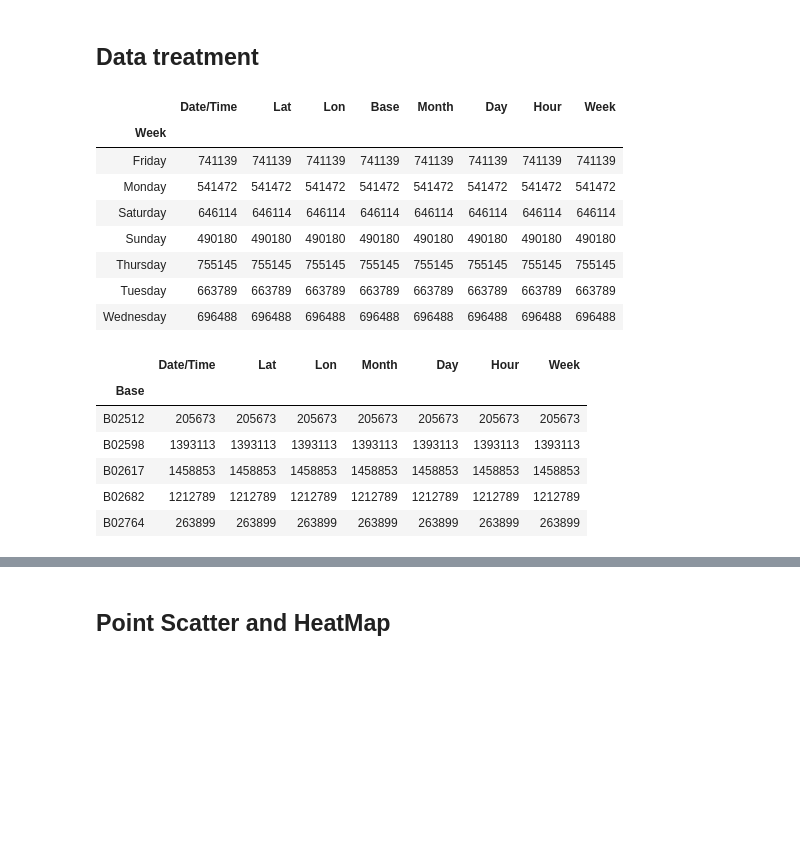
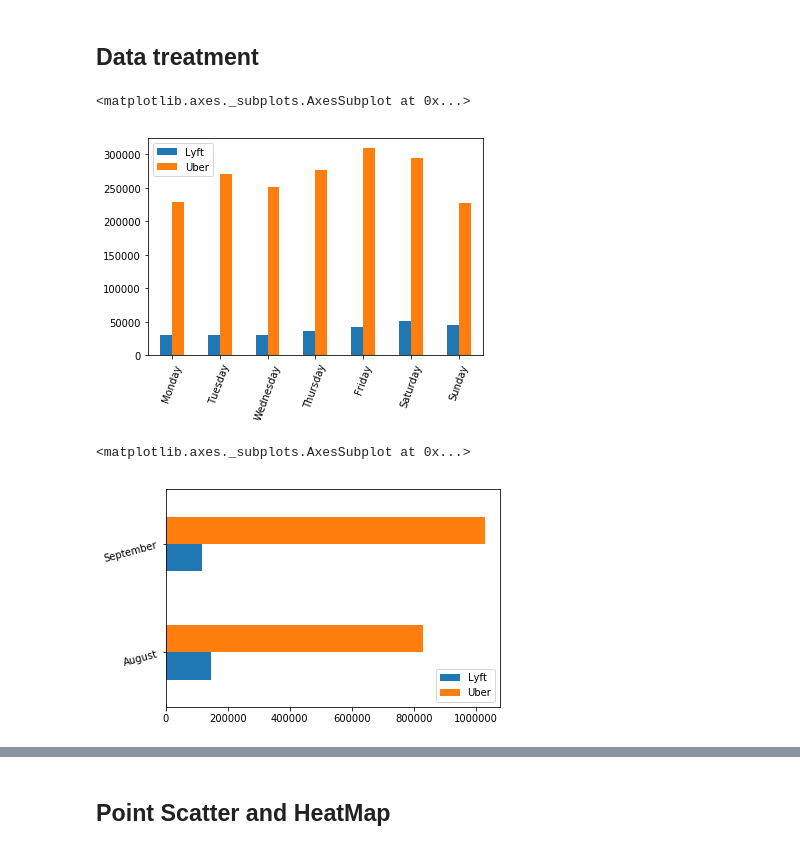
Before and after one commit to pedroalexribeiro/University-SGD, a Jupyter notebook: script.ipynb, the cells around one changed output, grey strips where cells are left out. Cells and saved outputs as stored; diff of their text form; code cells hidden in the pictures; blank space fills up the shorter version.

Commit message:
Most basic graphs done.. any ideas?

```diff
--- a/script.ipynb
+++ b/script.ipynb
@@ -73,13 +74,14 @@ import numpy as np
 # %%
 # Reading dataset
 # Uncomment your path, don't rewrite on the reads
-pwd = '/home/pedro/workspace/UC/4ano/2semestre/SGD/project/sgd'
-#pwd = '/home/francisco/Desktop/College/Mestrado/1º Ano/2o Semestre/SGD/Assignment3'
+#pwd = '/home/pedro/workspace/UC/4ano/2semestre/SGD/project/sgd'
+pwd = '/home/francisco/Desktop/College/Mestrado/1º Ano/2o Semestre/SGD/Assignment3/sgd-project3'
 uber_april_14 = pd.read_csv(pwd + '/uber-tlc-foil-response-master/uber-trip-data/uber-raw-data-apr14.csv')
 uber_may_14 = pd.read_csv(pwd + '/uber-tlc-foil-response-master/uber-trip-data/uber-raw-data-may14.csv')
 uber_jun_14 = pd.read_csv(pwd + '/uber-tlc-foil-response-master/uber-trip-data/uber-raw-data-jun14.csv')
 uber_jul_14 = pd.read_csv(pwd + '/uber-tlc-foil-response-master/uber-trip-data/uber-raw-data-jul14.csv')
 uber_aug_14 = pd.read_csv(pwd + '/uber-tlc-foil-response-master/uber-trip-data/uber-raw-data-aug14.csv')
 uber_sep_14 = pd.read_csv(pwd + '/uber-tlc-foil-response-master/uber-trip-data/uber-raw-data-sep14.csv')
+lyft_aug_sep_14 = pd.read_csv(pwd + '/uber-tlc-foil-response-master/other-FHV-data/Lyft_B02510.csv')
 # %% [markdown]
 ## Data treatment
@@ -94,28 +95,49 @@ uber_14['Month'] = uber_14['Date/Time'].dt.month
 uber_14['Day'] = uber_14['Date/Time'].dt.day
 uber_14['Hour'] = uber_14['Date/Time'].dt.hour
 uber_14['Week'] = uber_14['Date/Time'].dt.day_name()
-# %%
-# Group by Days of week and count
-
-uber_14.groupby(uber_14['Week']).count()
-# %% [output]
-|  | Date/Time | Lat | Lon | Base | Month | Day | Hour | Week |
-| Week |  |  |  |  |  |  |  |  |
-| Friday | 741139 | 741139 | 741139 | 741139 | 741139 | 741139 | 741139 | 741139 |
-| Monday | 541472 | 541472 | 541472 | 541472 | 541472 | 541472 | 541472 | 541472 |
-| Saturday | 646114 | 646114 | 646114 | 646114 | 646114 | 646114 | 646114 | 646114 |
-| Sunday | 490180 | 490180 | 490180 | 490180 | 490180 | 490180 | 490180 | 490180 |
-| Thursday | 755145 | 755145 | 755145 | 755145 | 755145 | 755145 | 755145 | 755145 |
-| Tuesday | 663789 | 663789 | 663789 | 663789 | 663789 | 663789 | 663789 | 663789 |
-| Wednesday | 696488 | 696488 | 696488 | 696488 | 696488 | 696488 | 696488 | 696488 |
-# %%
-# Group by Base and Count
-uber_14.groupby(uber_14['Base']).count()
-# %% [output]
-|  | Date/Time | Lat | Lon | Month | Day | Hour | Week |
-| Base |  |  |  |  |  |  |  |
-| B02512 | 205673 | 205673 | 205673 | 205673 | 205673 | 205673 | 205673 |
-| B02598 | 1393113 | 1393113 | 1393113 | 1393113 | 1393113 | 1393113 | 1393113 |
-| B02617 | 1458853 | 1458853 | 1458853 | 1458853 | 1458853 | 1458853 | 1458853 |
-| B02682 | 1212789 | 1212789 | 1212789 | 1212789 | 1212789 | 1212789 | 1212789 |
-| B02764 | 263899 | 263899 | 263899 | 263899 | 263899 | 263899 | 263899 |
+# %%
+# Prepara Lyft and corresponding Uber months datasets
+uber_compare_14 = pd.concat([uber_aug_14, uber_sep_14])
+uber_compare_14['Date/Time'] = pd.to_datetime(uber_compare_14['Date/Time'])
+uber_compare_14['Month'] = uber_compare_14['Date/Time'].dt.month
+uber_compare_14['Day'] = uber_compare_14['Date/Time'].dt.day
+uber_compare_14['Hour'] = uber_compare_14['Date/Time'].dt.hour
+uber_compare_14['Week'] = uber_compare_14['Date/Time'].dt.day_name()
+
+lyft_aug_sep_14['time_of_trip'] = pd.to_datetime(lyft_aug_sep_14['time_of_trip'])
+lyft_aug_sep_14['Month'] = lyft_aug_sep_14['time_of_trip'].dt.month
+lyft_aug_sep_14['Day'] = lyft_aug_sep_14['time_of_trip'].dt.day
+lyft_aug_sep_14['Hour'] = lyft_aug_sep_14['time_of_trip'].dt.hour
+lyft_aug_sep_14['Week'] = lyft_aug_sep_14['time_of_trip'].dt.day_name()
+# %%
+#Lyft vs Uber
+# Week number of Lyft vs Uber
+x = uber_compare_14.groupby(uber_compare_14['Week']).count()['Hour']
+w = lyft_aug_sep_14.groupby(lyft_aug_sep_14['Week']).count()['Hour']
+y = ['Monday', 'Tuesday', 'Wednesday', 'Thursday', 'Friday', 'Saturday', 'Sunday']
+
+
+# Creates Dataframe for plot
+number_rides_weekday = pd.DataFrame({'Uber': x, 'Lyft': w}, index=y)
+# Draws plot
+number_rides_weekday.plot.bar(rot=70)
+# %% [output]
+<matplotlib.axes._subplots.AxesSubplot at 0x...>
+[figure, added]
+# %%
+#Lyft vs Uber
+# Month number of Lyft vs Uber
+x = uber_compare_14.groupby(uber_compare_14['Month']).count()['Hour']
+w = lyft_aug_sep_14.groupby(lyft_aug_sep_14['Month']).count()['Hour']
+# Necessary because Lyft has some 'outliers' of month 7
+w = [w.values[1], w.values[2]]
+y = ['August', 'September']
+
+
+# Creates Dataframe for plot
+number_rides_weekday = pd.DataFrame({'Uber': x.values, 'Lyft': w}, index=y)
+# Draws plot
+number_rides_weekday.plot.barh(rot=15)
+# %% [output]
+<matplotlib.axes._subplots.AxesSubplot at 0x...>
+[figure, added]
```
Also changed, not shown: parts of 11 cells of this notebook.
